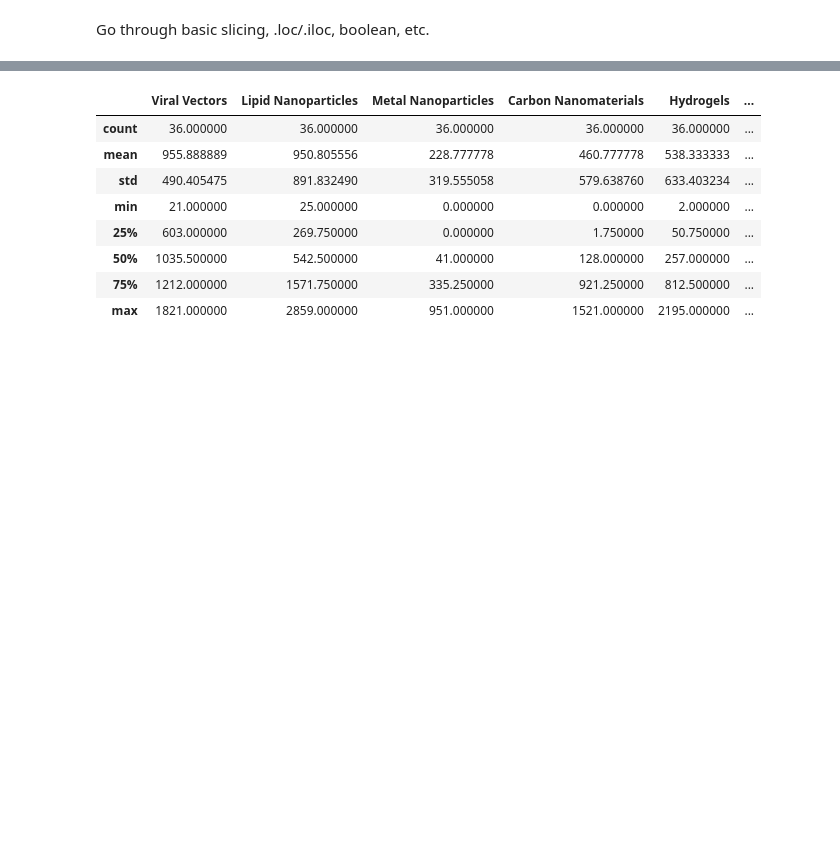
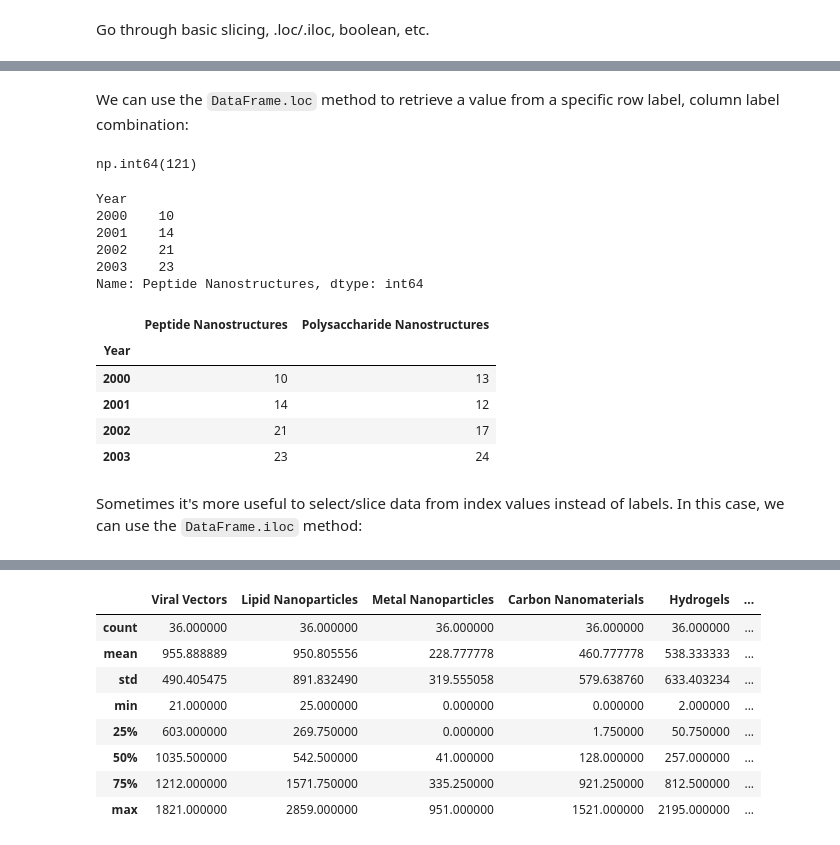
Before and after one commit to jkantorow/nucommlab-datavis-workshop, a Jupyter notebook: day-3/importing_data_with_pandas.ipynb, the cells around one changed output, grey strips where cells are left out. Saved outputs shown, nothing was run; the diff lists cells and outputs as text; code cells hidden in the pictures; blank space fills up the shorter version.

```diff
--- a/day-3/importing_data_with_pandas.ipynb
+++ b/day-3/importing_data_with_pandas.ipynb
@@ -82,0 +127,28 @@ Discuss how to use pandas/seaborn for auto stats
+# %% [markdown]
+We can use the `DataFrame.loc` method to retrieve a value from a specific row label, column label combination:
+# %%
+data.loc[2007, 'Peptide Nanostructures']
+
+# Note: for large datasets of numerical data, the speed-optimized df.at[] method may be used instead
+# %% [output]
+np.int64(121)
+# %%
+data.loc[2000:2003, 'Peptide Nanostructures']
+# %% [output]
+Year
+2000    10
+2001    14
+2002    21
+2003    23
+Name: Peptide Nanostructures, dtype: int64
+# %%
+data.loc[2000:2003, ['Peptide Nanostructures', 'Polysaccharide Nanostructures']]
+# %% [output]
+|  | Peptide Nanostructures | Polysaccharide Nanostructures |
+| Year |  |  |
+| 2000 | 10 | 13 |
+| 2001 | 14 | 12 |
+| 2002 | 21 | 17 |
+| 2003 | 23 | 24 |
+# %% [markdown]
+Sometimes it's more useful to select/slice data from index values instead of labels. In this case, we can use the `DataFrame.iloc` method:
```
Also changed, not shown: parts of 19 cells of this notebook.
